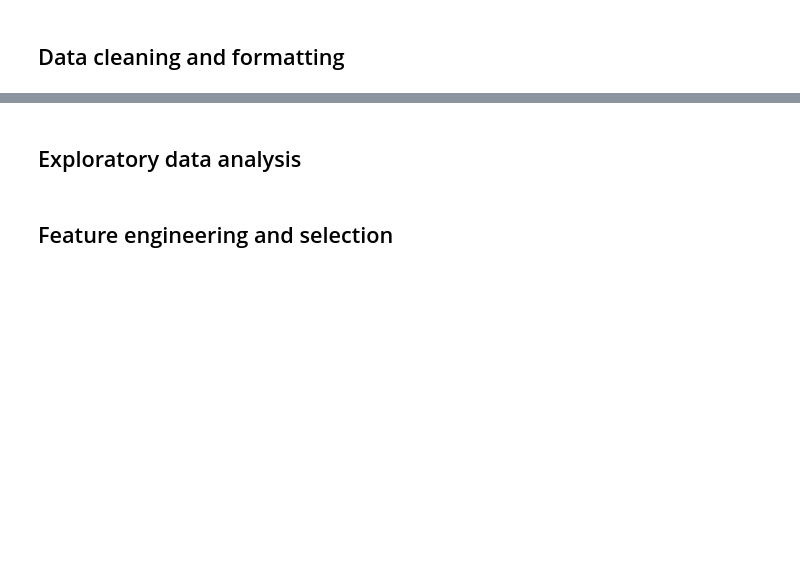
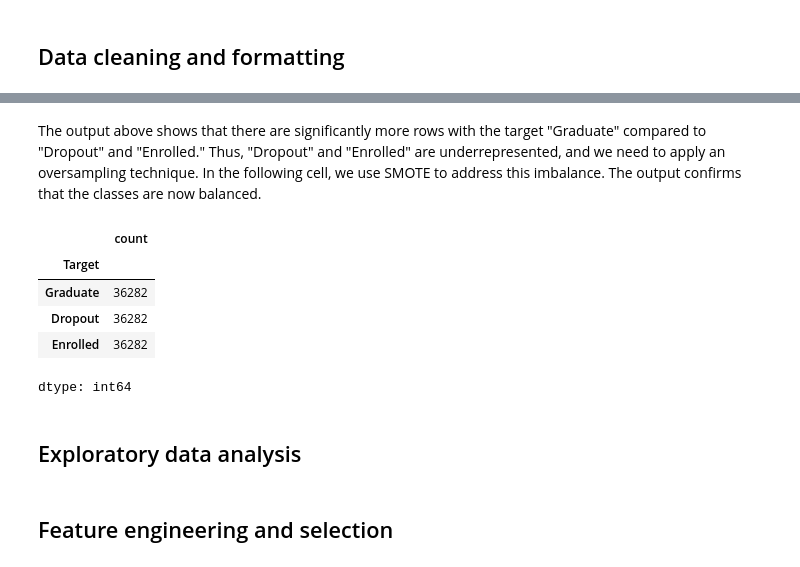
Before and after one commit to azakatov/ut-ml-project-2024, a Jupyter notebook: main.ipynb, the cells around one changed output, grey strips where cells are left out. Cells and saved outputs as stored; diff of their text form; code cells hidden in the pictures; blank space fills up the shorter version.

```diff
--- a/main.ipynb
+++ b/main.ipynb
@@ -66,3 +768,19 @@ train.head()
+# %% [markdown]
+The output above shows that there are significantly more rows with the target "Graduate" compared to "Dropout" and "Enrolled." Thus, "Dropout" and "Enrolled" are underrepresented, and we need to apply an oversampling technique. In the following cell, we use SMOTE to address this imbalance. The output confirms that the classes are now balanced.
+# %%
+from imblearn.over_sampling import SMOTE
+
+smote = SMOTE(random_state=42)
+X_train, y_train = smote.fit_resample(train.drop("Target", axis=1), train["Target"])
+train = pd.concat([X_train, y_train], axis=1)
+train["Target"].value_counts()
+# %% [output]
+|  | count |
+| Target |  |
+| Graduate | 36282 |
+| Dropout | 36282 |
+| Enrolled | 36282 |
+dtype: int64
 # %% [markdown]
 <a name="exploratory-data-analysis"></a>
 ## Exploratory data analysis
```
Also changed, not shown: parts of 20 cells of this notebook.
